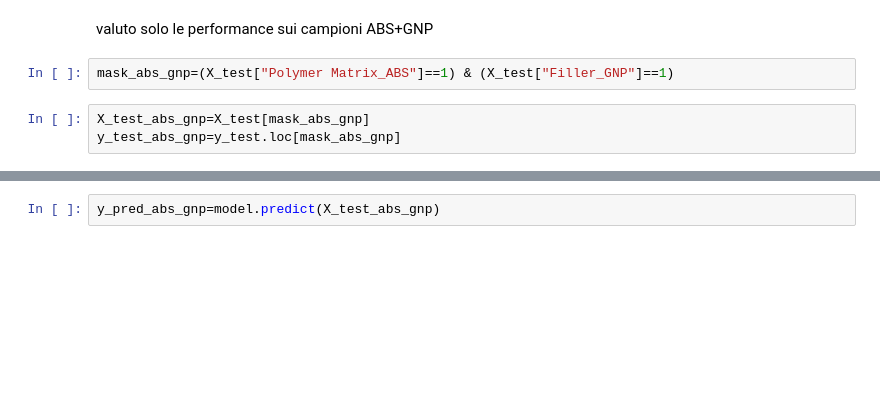
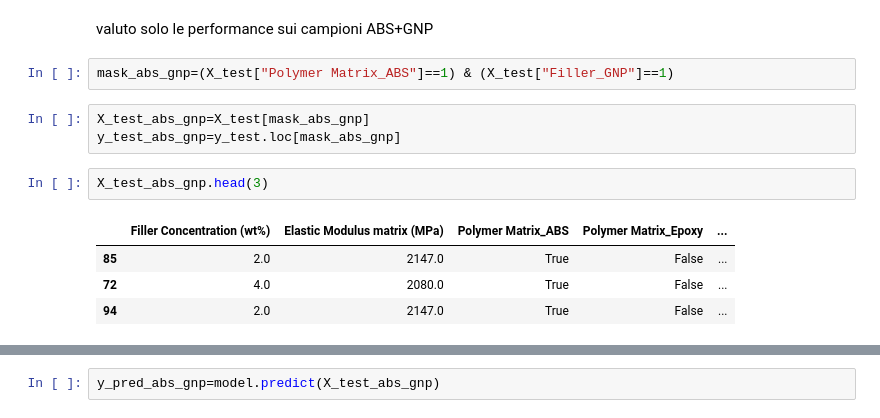
Before and after one commit to sabriades/Machine_Learning_Model, a Jupyter notebook: RandomForestRegressor_5.ipynb, the cells around one changed output, grey strips where cells are left out. Cells and saved outputs as stored; diff of their text form; blank space fills up the shorter version.

```diff
--- a/RandomForestRegressor_5.ipynb
+++ b/RandomForestRegressor_5.ipynb
@@ -191,3 +242,10 @@ mask_abs_gnp=(X_test["Polymer Matrix_ABS"]==1) & (X_test["Filler_GNP"]==1)
 # %%
 X_test_abs_gnp=X_test[mask_abs_gnp]
 y_test_abs_gnp=y_test.loc[mask_abs_gnp]
+# %%
+X_test_abs_gnp.head(3)
+# %% [output]
+|  | Filler Concentration (wt%) | Elastic Modulus matrix (MPa) | Polymer Matrix_ABS | Polymer Matrix_Epoxy | ... |
+| 85 | 2.0 | 2147.0 | True | False | ... |
+| 72 | 4.0 | 2080.0 | True | False | ... |
+| 94 | 2.0 | 2147.0 | True | False | ... |
```
Also changed, not shown: parts of 8 cells of this notebook.
